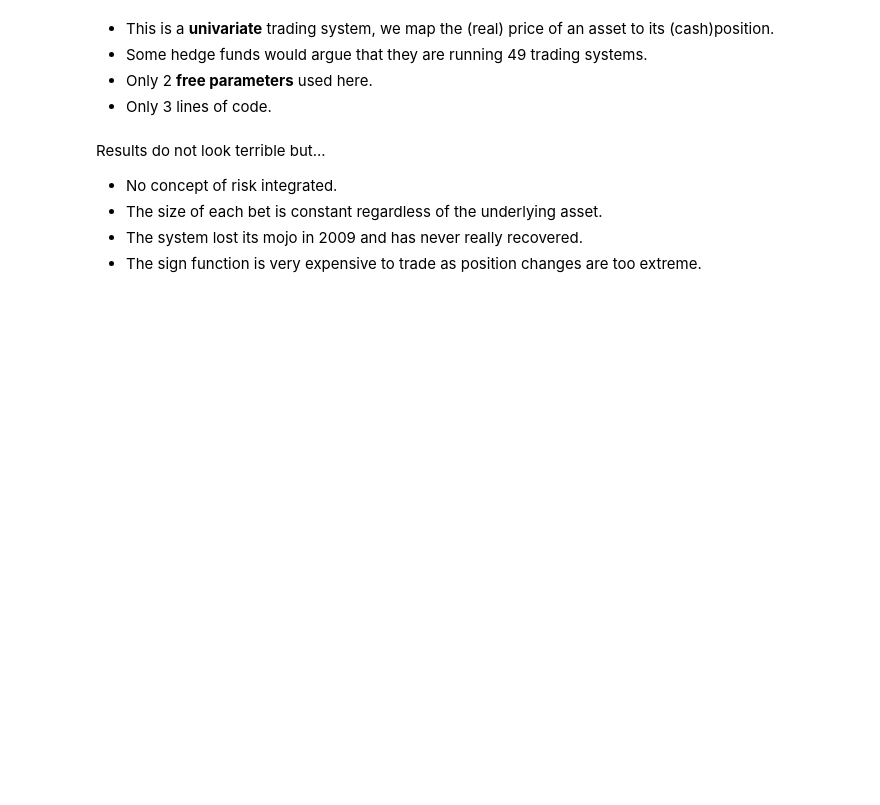
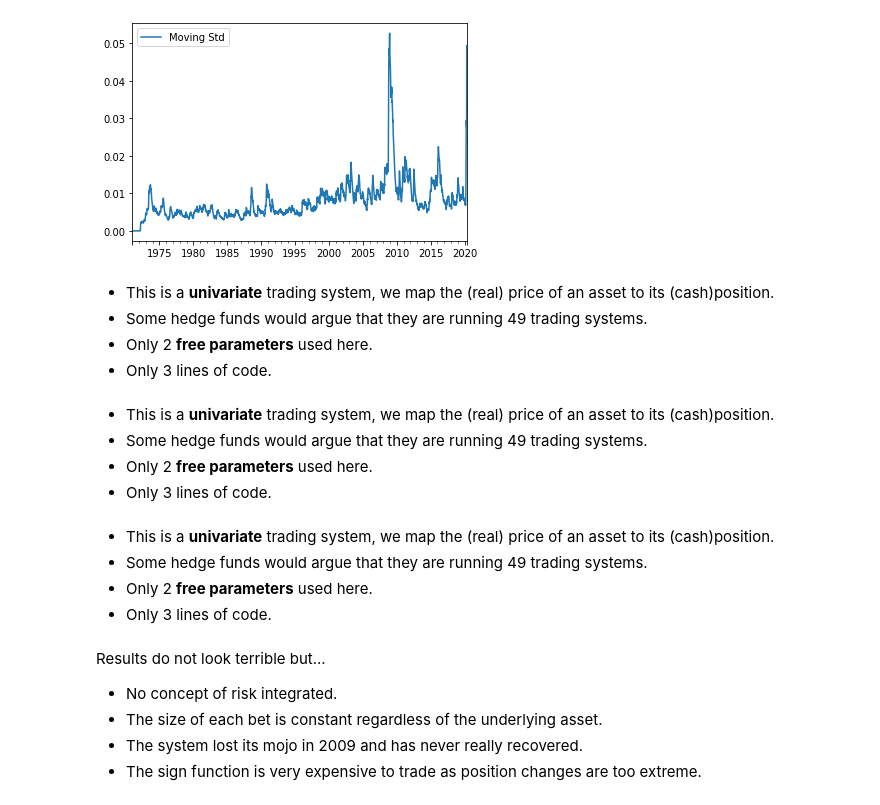
Before and after one commit to tschm/cs, a Jupyter notebook: work/Experiment1.ipynb, the cells around one changed output. Saved outputs shown, nothing was run; the diff lists cells and outputs as text; code cells hidden in the pictures; blank space fills up the shorter version.

```diff
--- a/work/Experiment1.ipynb
+++ b/work/Experiment1.ipynb
@@ -28,3 +48,18 @@ analysis(portfolio.nav())
+# %%
+a.std.plot(kind="line")
+plt.show()
+# %% [output]
+[figure, added]
+# %% [markdown]
+* This is a **univariate** trading system, we map the (real) price of an asset to its (cash)position.
+* Some hedge funds would argue that they are running 49 trading systems.
+* Only 2 **free parameters** used here.
+* Only 3 lines of code.
+# %% [markdown]
+* This is a **univariate** trading system, we map the (real) price of an asset to its (cash)position.
+* Some hedge funds would argue that they are running 49 trading systems.
+* Only 2 **free parameters** used here.
+* Only 3 lines of code.
 # %% [markdown]
 * This is a **univariate** trading system, we map the (real) price of an asset to its (cash)position.
 * Some hedge funds would argue that they are running 49 trading systems.
```
Also changed, not shown: parts of 10 cells of this notebook, 8 other files.
